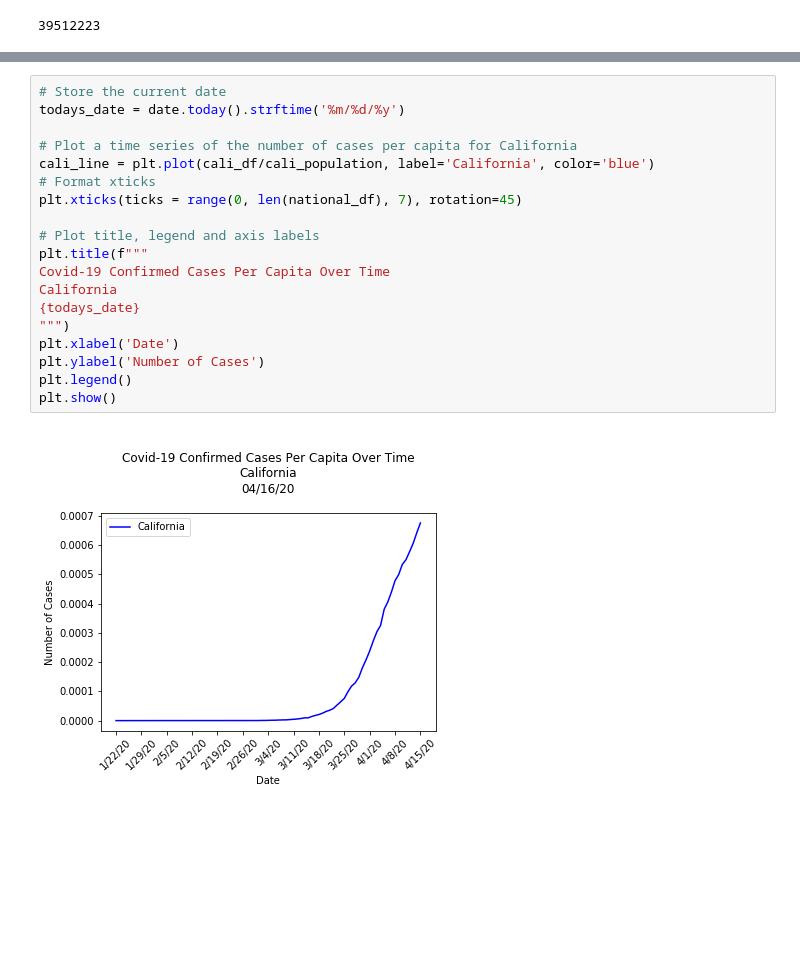
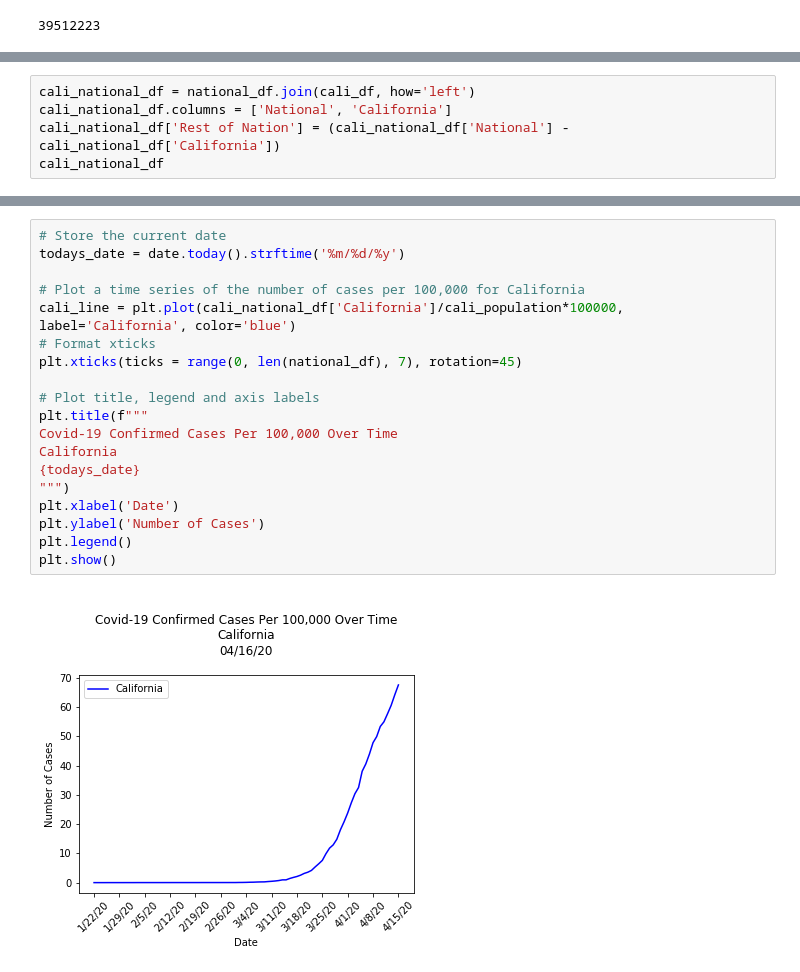
Before and after one commit to aaronrotman/project-one, a Jupyter notebook: main.ipynb, the cells around one changed output, grey strips where cells are left out. Saved outputs shown, nothing was run; the diff lists cells and outputs as text; blank space fills up the shorter version.

Commit message:
Rework scatter plots to show statistics per 100,000

```diff
--- a/main.ipynb
+++ b/main.ipynb
@@ -475 +476,6 @@ cali_diff_df
 85 rows × 1 columns
+# %%
+cali_national_df = national_df.join(cali_df, how='left')
+cali_national_df.columns = ['National', 'California']
+cali_national_df['Rest of Nation'] = (cali_national_df['National'] - cali_national_df['California'])
+cali_national_df
@@ -476,22 +509,22 @@ cali_diff_df
 # %%
 # Store the current date
 todays_date = date.today().strftime('%m/%d/%y')
 
-# Plot a time series of the number of cases per capita for California
-cali_line = plt.plot(cali_df/cali_population, label='California', color='blue')
+# Plot a time series of the number of cases per 100,000 for California
+cali_line = plt.plot(cali_national_df['California']/cali_population*100000, label='California', color='blue')
 # Format xticks
 plt.xticks(ticks = range(0, len(national_df), 7), rotation=45)
 
 # Plot title, legend and axis labels
 plt.title(f"""
-Covid-19 Confirmed Cases Per Capita Over Time
+Covid-19 Confirmed Cases Per 100,000 Over Time
 California
 {todays_date}
 """)
 plt.xlabel('Date')
 plt.ylabel('Number of Cases')
 plt.legend()
 plt.show()
 # %% [output]
-[figure, old version]
+[figure, new version]
 # %%
```
Also changed, not shown: parts of 6 cells of this notebook.
